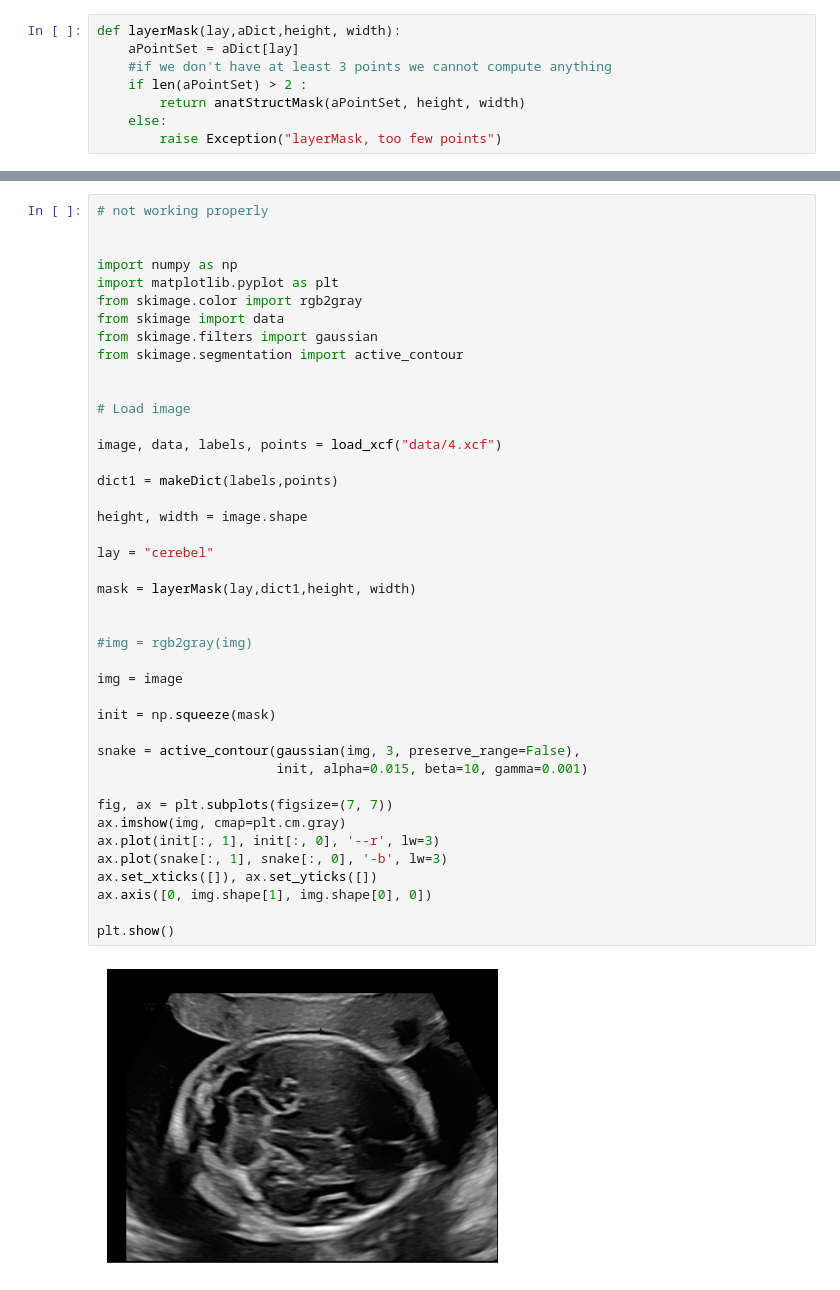
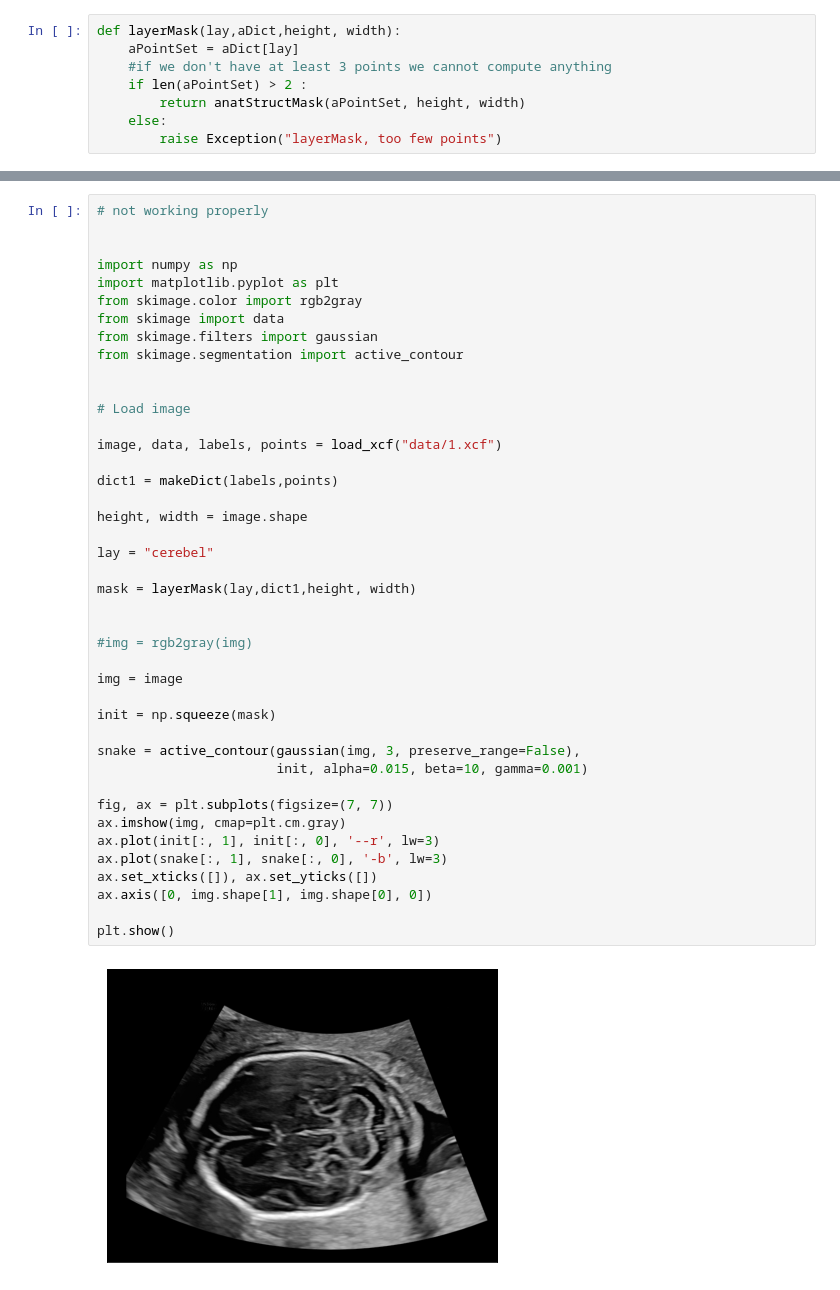
Before and after one commit to marianocabezas/fetal-brain, a Jupyter notebook: snakes.ipynb, the cells around one changed output, grey strips where cells are left out. Drawn from its saved outputs; the diff is of its cells as text.

```diff
--- a/snakes.ipynb
+++ b/snakes.ipynb
@@ -203,33 +351,33 @@ from skimage.segmentation import active_contour
 
 # Load image
 
-image, data, labels, points = load_xcf("data/4.xcf")
+image, data, labels, points = load_xcf("data/1.xcf")
 
 dict1 = makeDict(labels,points)
 
 height, width = image.shape
 
 lay = "cerebel"
 
 mask = layerMask(lay,dict1,height, width)
 
 
 #img = rgb2gray(img)
 
 img = image
 
 init = np.squeeze(mask)
 
 snake = active_contour(gaussian(img, 3, preserve_range=False),
                        init, alpha=0.015, beta=10, gamma=0.001)
 
 fig, ax = plt.subplots(figsize=(7, 7))
 ax.imshow(img, cmap=plt.cm.gray)
 ax.plot(init[:, 1], init[:, 0], '--r', lw=3)
 ax.plot(snake[:, 1], snake[:, 0], '-b', lw=3)
 ax.set_xticks([]), ax.set_yticks([])
 ax.axis([0, img.shape[1], img.shape[0], 0])
 
 plt.show()
 # %% [output]
-[figure, old version]
+[figure, new version]
```
Also changed, not shown: parts of 3 cells of this notebook.
